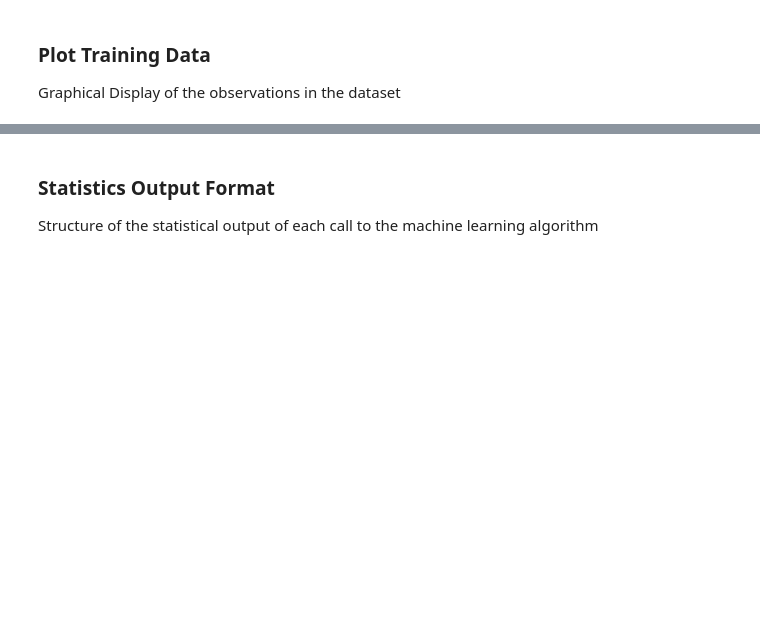
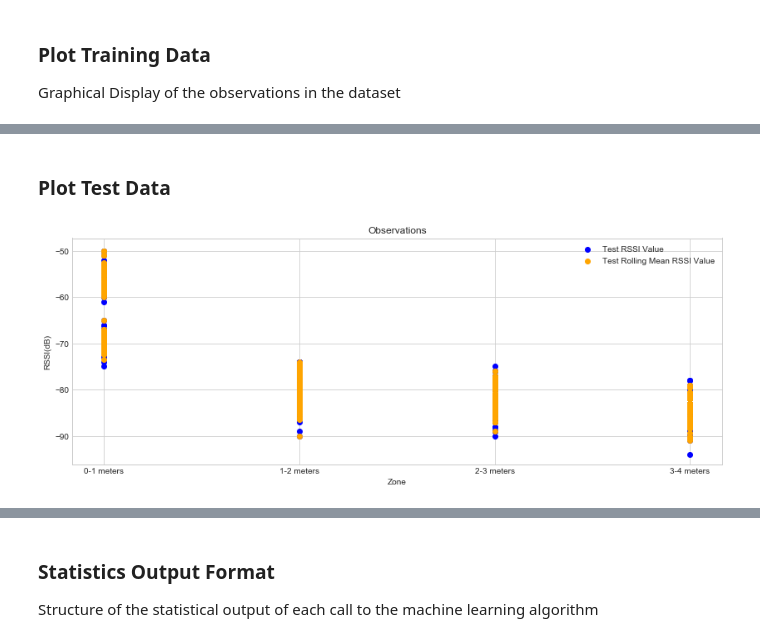
Before and after one commit to rui-pedro-porfirio/IndoorApp, a Jupyter notebook: Server/Notebooks/PROXIMITY/Classification/RANDOM_FOREST/BLEProximityClassifierRFExperiment.ipynb, the cells around one changed output, grey strips where cells are left out. Cells and saved outputs as stored; diff of their text form; code cells hidden in the pictures; blank space fills up the shorter version.

```diff
--- a/Server/Notebooks/PROXIMITY/Classification/RANDOM_FOREST/BLEProximityClassifierRFExperiment.ipynb
+++ b/Server/Notebooks/PROXIMITY/Classification/RANDOM_FOREST/BLEProximityClassifierRFExperiment.ipynb
@@ -337,0 +345,9 @@ NameError: name 'commpute_encoder' is not defined
+# %%
+categorical_zone = test_dataset[['zone']]
+print("Previous Categorical Data")
+display(categorical_zone)
+test_changed = compute_encoder(categorical_zone,1)
+print("After One Hot Encoder")
+test_dataset['labels'] = test_changed
+test_Y = test_dataset['labels'].values.reshape(-1,1)
+display(test_Y.shape)
@@ -390,0 +479,13 @@ plt.show()
+# %% [markdown]
+### Plot Test Data
+# %%
+plt.figure(figsize=(14,5))
+plt.scatter(test_dataset['zone'],test_dataset['rssi_Value'],label='Test RSSI Value',color='blue')
+plt.scatter(test_dataset['zone'],test_dataset['rolling_mean_rssi'],label='Test Rolling Mean RSSI Value',color='orange')
+plt.title('Observations')
+plt.xlabel('Zone')
+plt.ylabel('RSSI(dB)')
+plt.legend(loc='upper right');
+plt.show()
+# %% [output]
+[figure, added]
```
Also changed, not shown: parts of 93 cells of this notebook, 15 other files.
